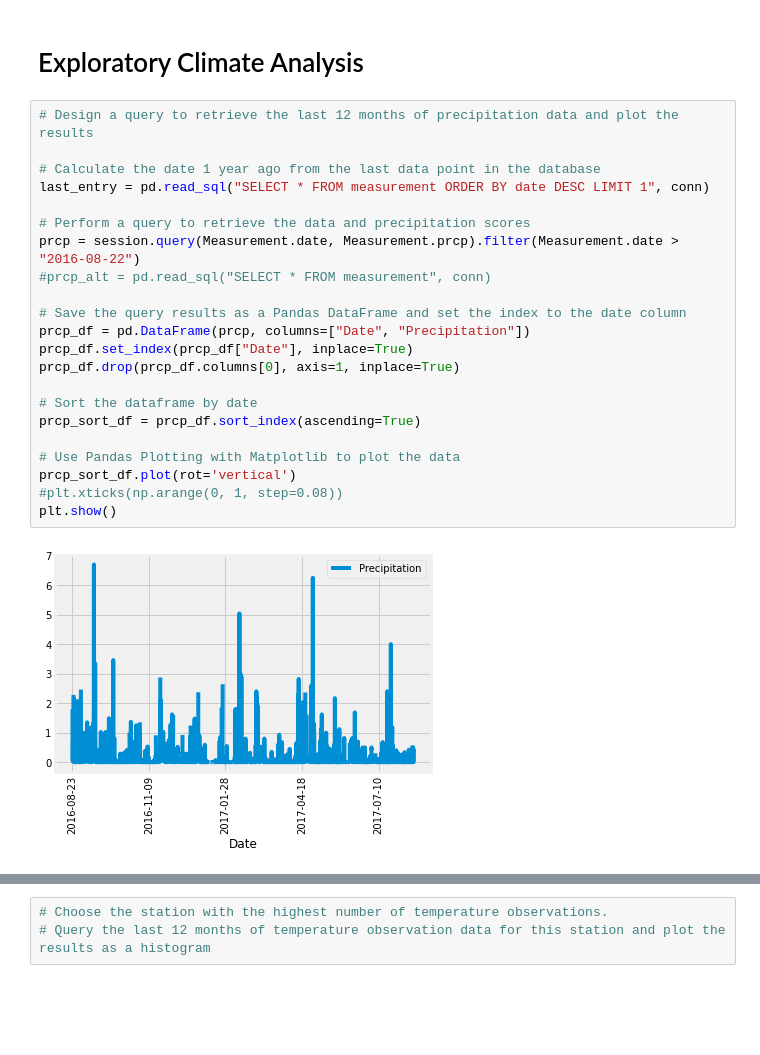
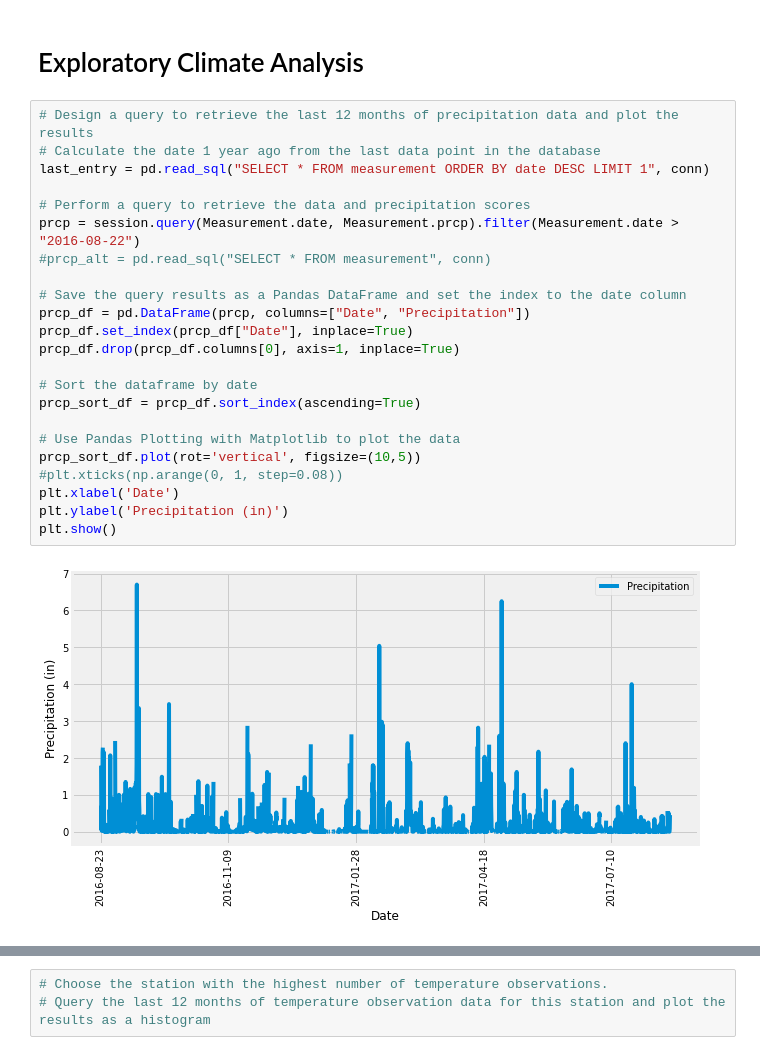
Before and after one commit to chronicJatt/sqlalchemy-challenge, a Jupyter notebook: climate_starter.ipynb, the cells around one changed output, grey strips where cells are left out. Cells and saved outputs as stored; diff of their text form; blank space fills up the shorter version.

```diff
--- a/climate_starter.ipynb
+++ b/climate_starter.ipynb
@@ -40,26 +40,27 @@ conn = engine.connect()
 # Exploratory Climate Analysis
 # %%
 # Design a query to retrieve the last 12 months of precipitation data and plot the results
-
 # Calculate the date 1 year ago from the last data point in the database
 last_entry = pd.read_sql("SELECT * FROM measurement ORDER BY date DESC LIMIT 1", conn)
 
 # Perform a query to retrieve the data and precipitation scores
 prcp = session.query(Measurement.date, Measurement.prcp).filter(Measurement.date > "2016-08-22")
 #prcp_alt = pd.read_sql("SELECT * FROM measurement", conn)
 
 # Save the query results as a Pandas DataFrame and set the index to the date column
 prcp_df = pd.DataFrame(prcp, columns=["Date", "Precipitation"])
 prcp_df.set_index(prcp_df["Date"], inplace=True)
 prcp_df.drop(prcp_df.columns[0], axis=1, inplace=True)
 
 # Sort the dataframe by date
 prcp_sort_df = prcp_df.sort_index(ascending=True)
 
 # Use Pandas Plotting with Matplotlib to plot the data
-prcp_sort_df.plot(rot='vertical')
+prcp_sort_df.plot(rot='vertical', figsize=(10,5))
 #plt.xticks(np.arange(0, 1, step=0.08))
+plt.xlabel('Date')
+plt.ylabel('Precipitation (in)')
 plt.show()
 # %% [output]
-[figure, old version]
+[figure, new version]
 # %%
```
Also changed, not shown: parts of 7 cells of this notebook.
